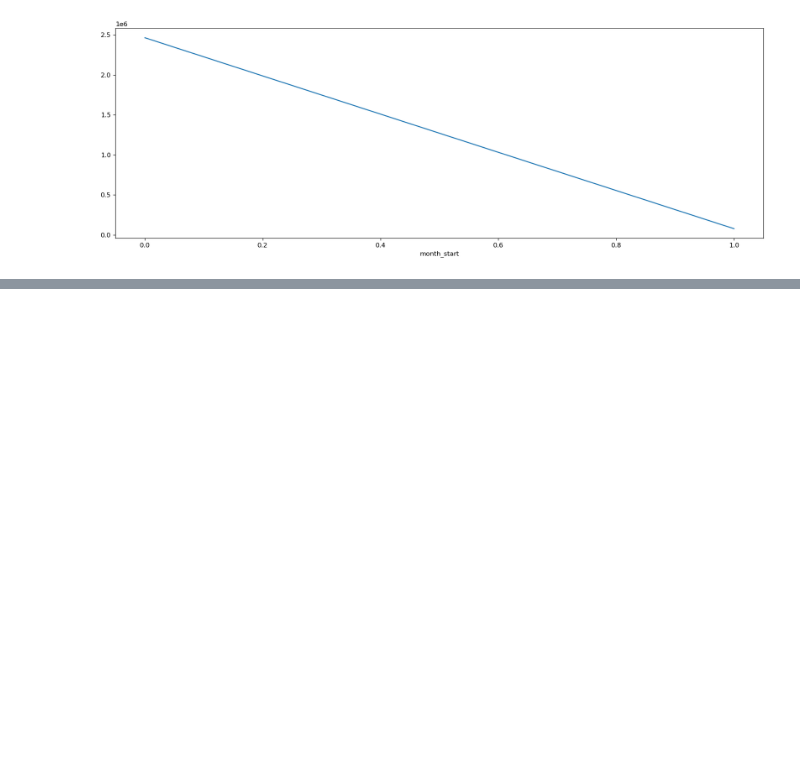
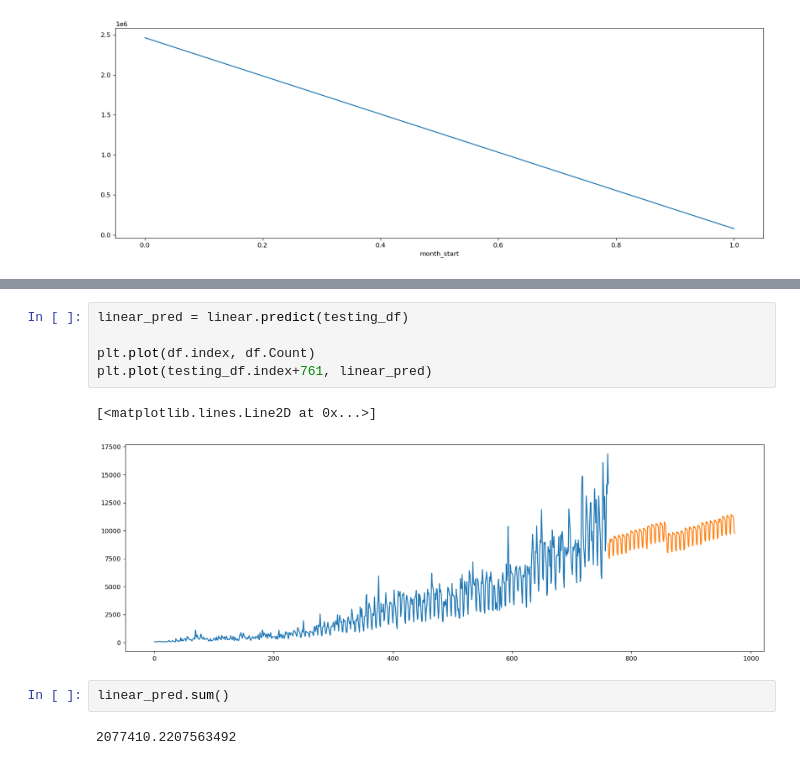
Before and after one commit to gympohnpimol/Hackathons_ML, a Jupyter notebook: Time Series Forecasting/Time Series Forecasting.ipynb, the cells around one changed output, grey strips where cells are left out. Cells and saved outputs as stored; diff of their text form; blank space fills up the shorter version.

```diff
--- a/Time Series Forecasting/Time Series Forecasting.ipynb
+++ b/Time Series Forecasting/Time Series Forecasting.ipynb
@@ -247,0 +437,12 @@ df.groupby(['month_start'])['Count'].sum().plot()
+# %%
+linear_pred = linear.predict(testing_df)
+
+plt.plot(df.index, df.Count)
+plt.plot(testing_df.index+761, linear_pred)
+# %% [output]
+[<matplotlib.lines.Line2D at 0x...>]
+[figure, added]
+# %%
+linear_pred.sum()
+# %% [output]
+2077410.2207563492
```
Also changed, not shown: parts of 20 cells of this notebook, 2 other files.
